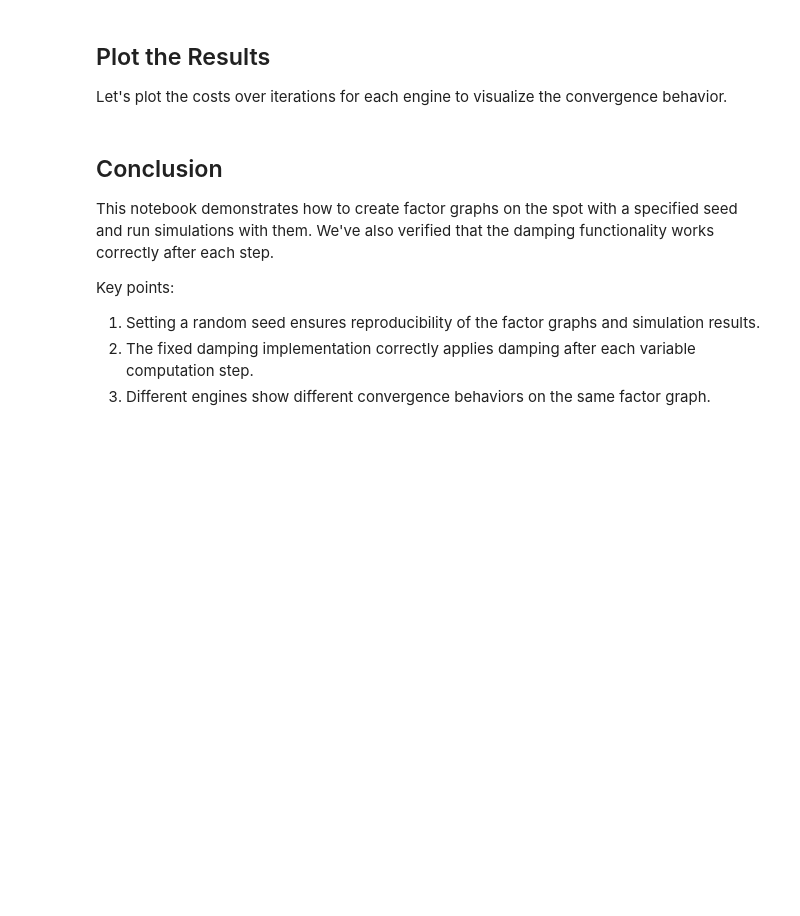
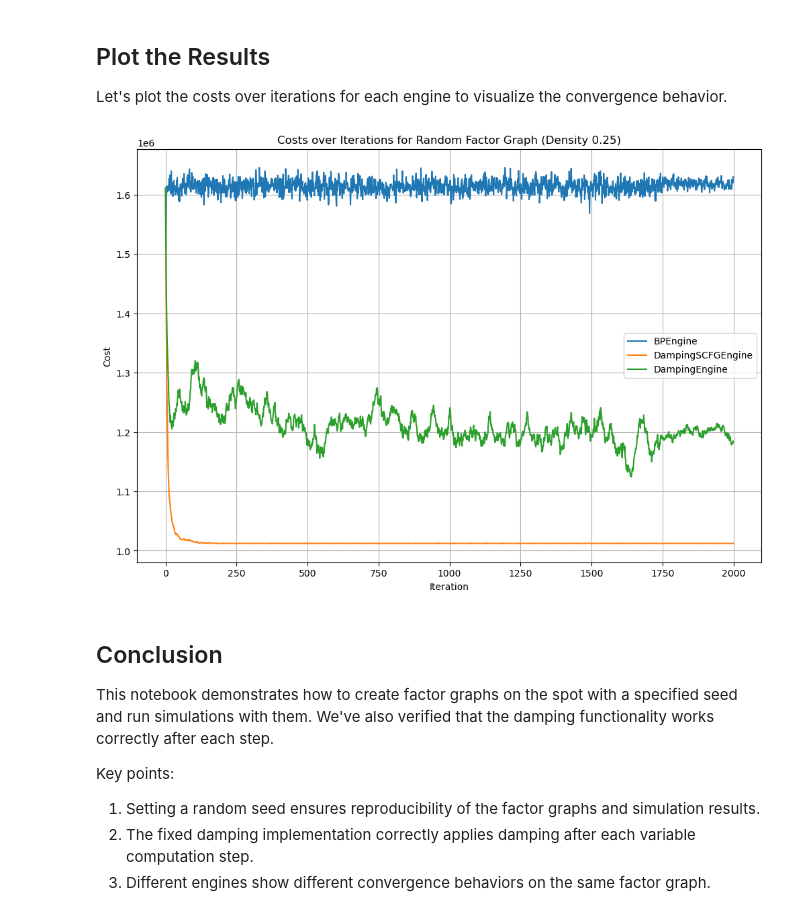
Before and after one commit to OrMullerHahitti/Belief-Propagation-Simulator, a Jupyter notebook: run_simulation.ipynb, the cells around one changed output. Saved outputs shown, nothing was run; the diff lists cells and outputs as text; code cells hidden in the pictures; blank space fills up the shorter version.

```diff
--- a/run_simulation.ipynb
+++ b/run_simulation.ipynb
@@ -90,7 +90,7 @@ def create_factor_graph(graph_type="cycle", num_vars=5, domain_size=3, ct_factor
     return fg
 # Create a random factor graph with the specified seed
 random_fg = []
-for i in range(10):
+for i in range(30):
     random_fg.append(create_factor_graph(
         graph_type="random",
         num_vars=50,
@@ -164,30 +179,33 @@ Let's plot the costs over iterations for each engine to visualize the convergenc
 # %%
 def plot_results(results, title):
     """
     Plot the costs over iterations for each engine.
 
     Args:
         results (dict): Dictionary mapping engine names to their costs over iterations
         title (str): Title for the plot
     """
     plt.figure(figsize=(12, 8))
+    tot = max(len(costs) for costs in results.values())
 
     for engine_name, costs in results.items():
-        max_len = max(len(c) for c in costs)
+        max_len = max(tot,max(len(c) for c in costs))
         costs = [c + [c[-1]] * (max_len - len(c)) for c in costs]
-        #plt.plot(np.average(np.array(costs), axis=0), label=engine_name)
-        plt.plot(np.arange(0, max_len, 8), np.array([np.average(costs[0][int(i/8)*8]) for i in range(0, max_len,8)]),linestyle='',marker='o')
+        plt.plot(np.average(np.array(costs), axis=0), label=engine_name)
+        #plt.plot(np.arange(0, max_len, 8), np.array([np.average(costs[0][int(i/8)*8]) for i in range(0, max_len,8)]),linestyle='',marker='o')
     plt.title(title)
     plt.xlabel('Iteration')
     plt.ylabel('Cost')
     plt.legend()
     plt.grid(True)
     plt.show()
 
 
 
 # Plot results for random factor graph
-plot_results(random_results, "Costs over Iterations for Random Factor Graph")
+plot_results(random_results, "Costs over Iterations for Random Factor Graph (Density 0.25)")
+# %% [output]
+[figure, added]
 # %% [markdown]
 ## Conclusion
 
```
Also changed, not shown: parts of 2 cells of this notebook, 12 other files.
